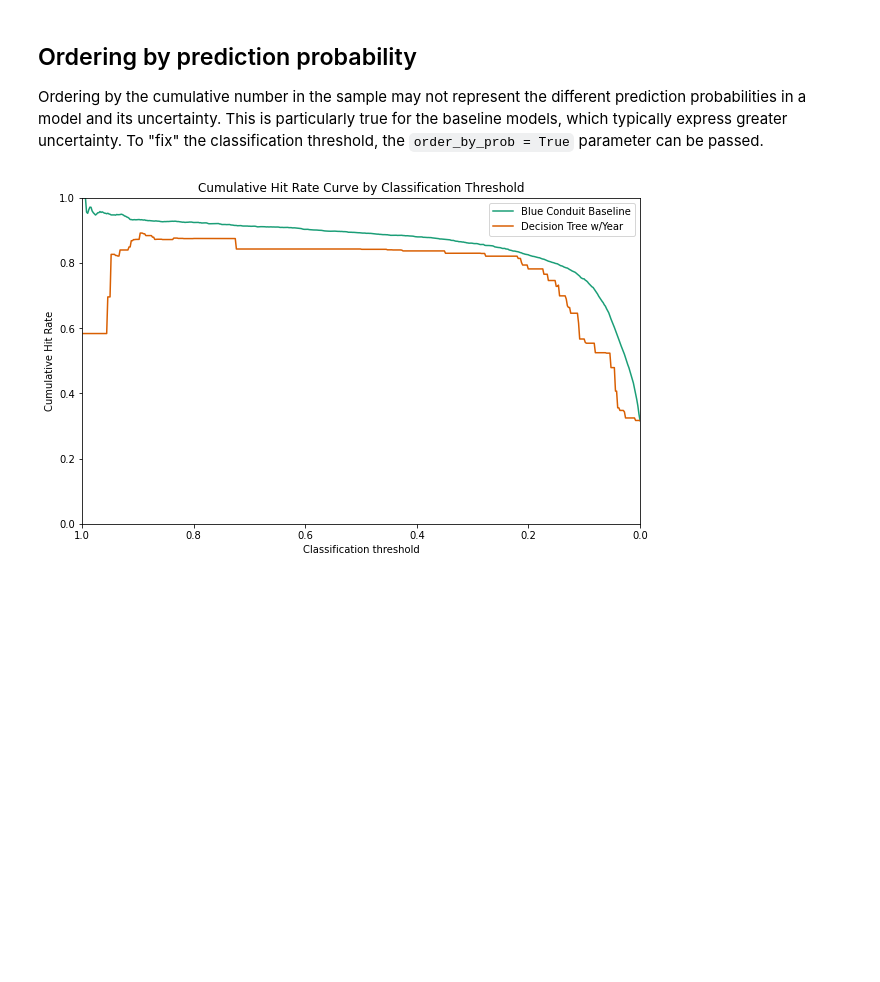
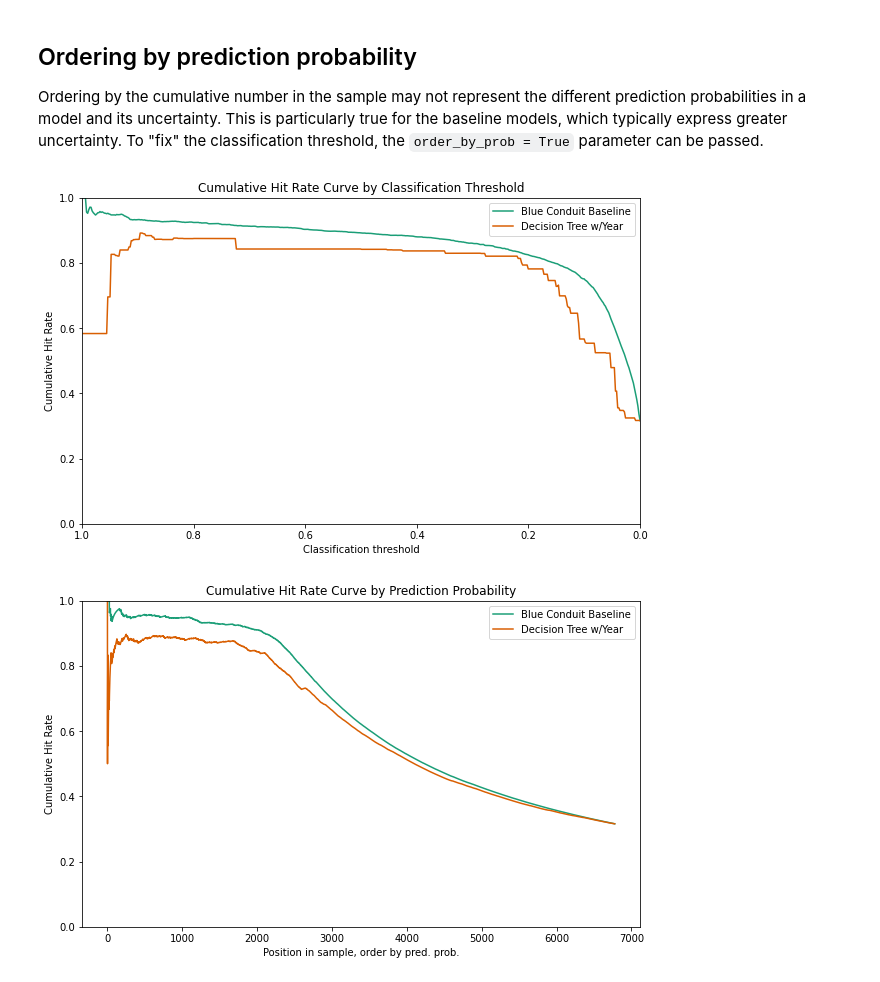
Before and after one commit to mcembalest/teamBlueConduit, a Jupyter notebook: notebooks/flint_model_example_w_plots.ipynb, the cells around one changed output. Drawn from its saved outputs; the diff is of its cells as text; code cells hidden in the pictures; blank space fills up the shorter version.

```diff
--- a/notebooks/flint_model_example_w_plots.ipynb
+++ b/notebooks/flint_model_example_w_plots.ipynb
@@ -191,12 +191,15 @@ Ordering by the cumulative number in the sample may not represent the different
 # %%
 from sklearn.tree import DecisionTreeClassifier
 
 dtc = DecisionTreeClassifier(max_depth=10)
 dtc.fit(Xtrain['Year Built'].values.reshape(-1,1), Ytrain["dangerous"].values)
 dtc_test_preds = dtc.predict_proba(Xtest['Year Built'].values.reshape(-1,1))
 mod_list = [yhat[:,1], dtc_test_preds]
 
 plot_hit_rate_curve(Ytest['dangerous'].astype(int), mod_list, labels=['Blue Conduit Baseline', 'Decision Tree w/Year'],
                     plot_probs=False, order_by_prob=True)
+plot_hit_rate_curve(Ytest['dangerous'].astype(int), mod_list, labels=['Blue Conduit Baseline', 'Decision Tree w/Year'],
+                    plot_probs=False, order_by_prob=False)
 # %% [output]
 [figure]
+[figure, added]
```
Also changed, not shown: parts of 6 cells of this notebook, 1 other file.
